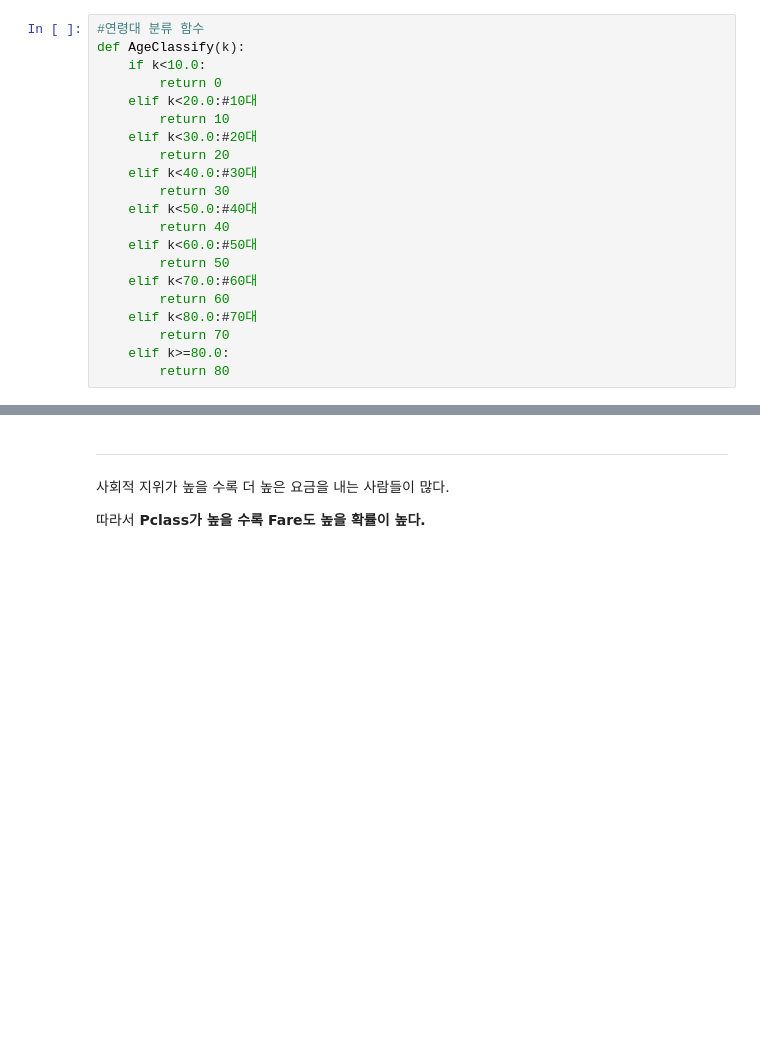
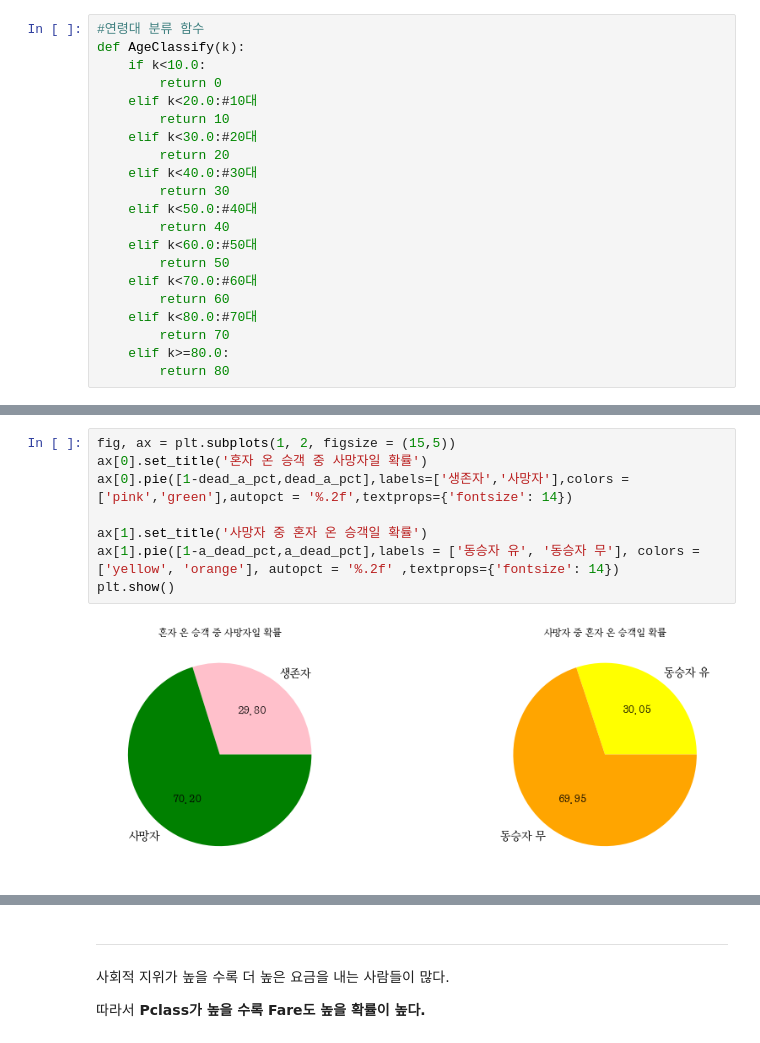
Before and after one commit to Abdumaleek/Kaggle-Titanic, a Jupyter notebook: New Titanic.ipynb, the cells around one changed output, grey strips where cells are left out. Cells and saved outputs as stored; diff of their text form; blank space fills up the shorter version.

```diff
--- a/New Titanic.ipynb
+++ b/New Titanic.ipynb
@@ -925,0 +714,10 @@ sns.violinplot(x = bdetmp.Pclass, y = bdetmp.Fare )
+# %%
+fig, ax = plt.subplots(1, 2, figsize = (15,5))
+ax[0].set_title('혼자 온 승객 중 사망자일 확률')
+ax[0].pie([1-dead_a_pct,dead_a_pct],labels=['생존자','사망자'],colors = ['pink','green'],autopct = '%.2f',textprops={'fontsize': 14})
+
+ax[1].set_title('사망자 중 혼자 온 승객일 확률')
+ax[1].pie([1-a_dead_pct,a_dead_pct],labels = ['동승자 유', '동승자 무'], colors = ['yellow', 'orange'], autopct = '%.2f' ,textprops={'fontsize': 14})
+plt.show()
+# %% [output]
+[figure, added]
```
Also changed, not shown: parts of 108 cells of this notebook.
